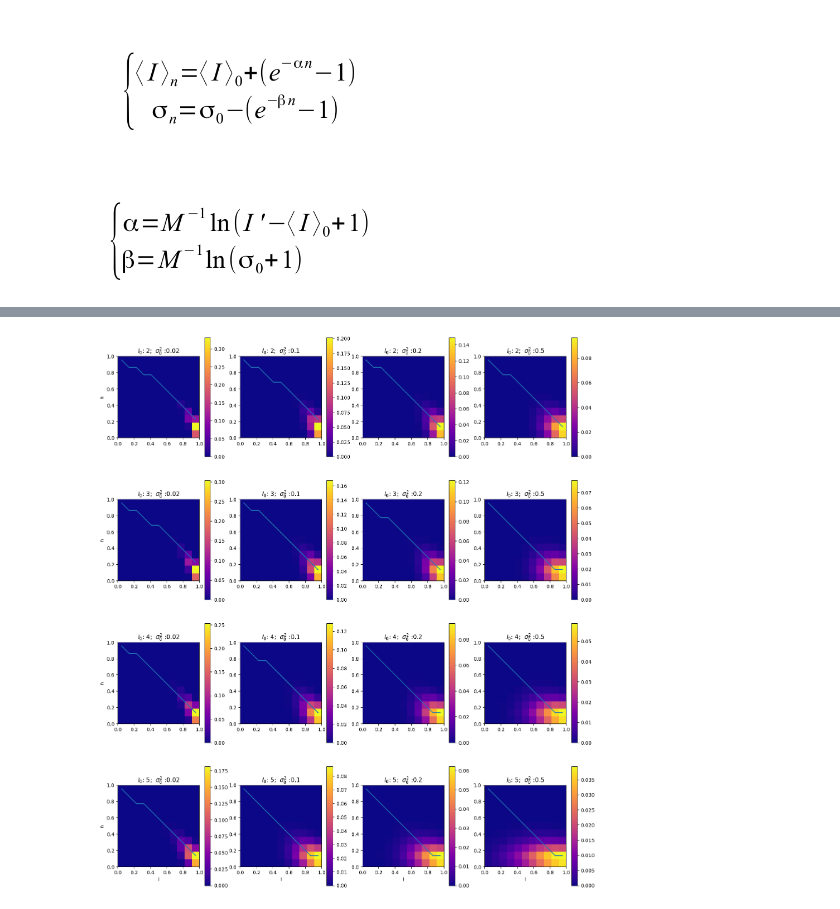
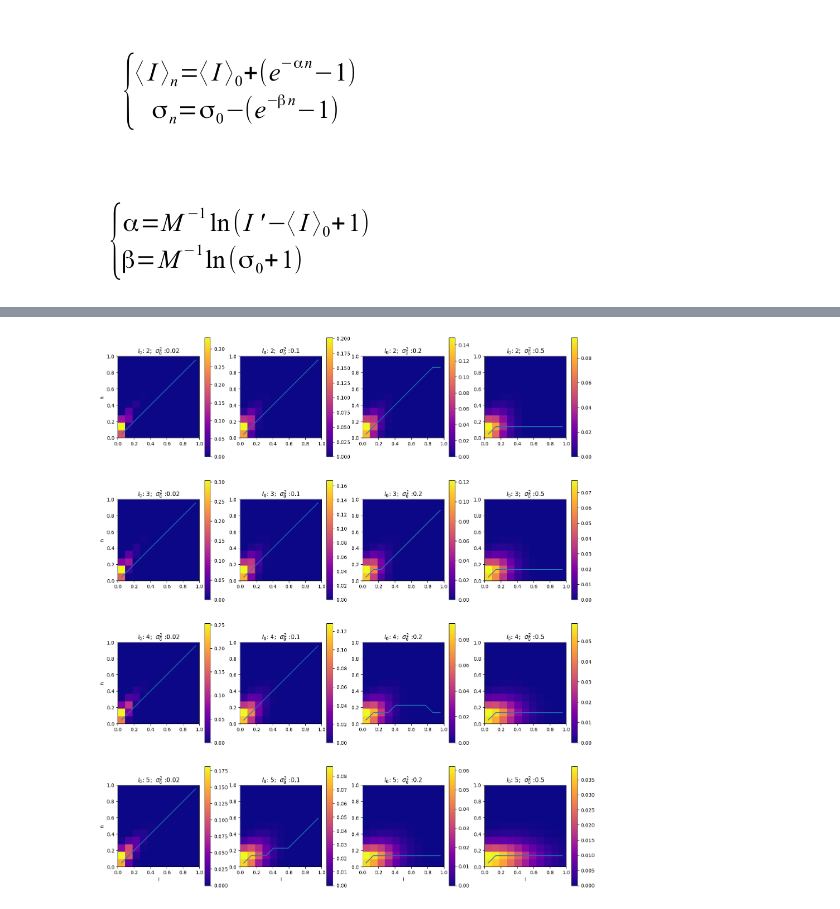
Before and after one commit to jafiorote/ga_error_sources_framework, a Jupyter notebook: notebooks/models_step_by_step.ipynb, the cells around one changed output, grey strips where cells are left out. Saved outputs shown, nothing was run; the diff lists cells and outputs as text; code cells hidden in the pictures.

```diff
--- a/notebooks/models_step_by_step.ipynb
+++ b/notebooks/models_step_by_step.ipynb
@@ -36,7 +36,7 @@ i_nat = 7
 i_0 = 1
 sigma2_0 = 0.02
 n_step = 1
-minimize = True
+minimize = False
 # %% [markdown]
 ## Protein System Model Instance
 # %%
@@ -62,11 +109,19 @@ r_pdf = sys_model.reassessment(pdf)
 # %%
 fig, axs = plt.subplots(1, 2)
+cmap = "plasma"
 
-z_prob = pdf[::-1]
-rz_prob = r_pdf[::-1]
+z_prob = probs[::-1]
+rz_prob = r_probs[::-1]
 
 c = axs[0].imshow(z_prob, extent=[0, 1, 0, 1], cmap=cmap,  interpolation='nearest')
+axs[0].set_title("probs")
+axs[0].set_xlabel("I (bins)")
+axs[0].set_ylabel("n")
+
 rc = axs[1].imshow(rz_prob, extent=[0, 1, 0, 1], cmap=cmap,  interpolation='nearest')
+axs[1].set_title("reassessed probs")
+axs[1].set_xlabel("I (bins)")
+axs[1].set_ylabel("n")
 
 plt.show()
 # %% [output]
@@ -77,0 +141,2 @@ idx = ga_model.get_transitions_matrix(probs, n_step=n_step)[1]
+# %%
+step_probs, path = ga_model.get_best_path(prob_arr, minimize=False)
@@ -78,35 +145,34 @@ idx = ga_model.get_transitions_matrix(probs, n_step=n_step)[1]
 # %%
 fig, axs = plt.subplots(4, 4, figsize=(17, 20))
 cmap = "plasma"
 
 i_0s = [2, 3, 4, 5]
 sigmas2_0 = [0.02, 0.1, 0.2, 0.5]
 
 for idx1, i0 in enumerate(i_0s):
     for idx2, s0 in enumerate(sigmas2_0):
 
         sys_model = ProteinSystemModel(M, i0, i_nat, s0)
         prob_arr = sys_model.get_probs()
         ga_model = GAModel()
         path = ga_model.get_best_path(prob_arr, minimize=minimize)[0]
         z_prob = np.fliplr(prob_arr[::-1]) if minimize else prob_arr[::-1]
-        c = axs[idx1, idx2].imshow(z_prob, extent=[0, 1, 0, 1], cmap=cmap,  interpolation='nearest')
+        c = axs[idx1, idx2].imshow(z_prob, extent=[0, 1, 0, 1],
+                                   cmap=cmap,  interpolation='nearest')
         x = [(x[1] / n_bins) + 0.5 * 1 / n_bins for x in path]
         y = [(x[0] / (n_max)) + 0.5 * 1 / (n_max) for x in path]
         ax=axs[idx1, idx2]
         fig.colorbar(c, ax=ax)
         axs[idx1, idx2].plot(x, y)
-        axs[idx1, idx2].set_title("".join([r'$I _{0}$', f": {i0};  ", r'$\sigma _{0} ^{2}$', f" :{s0}"]))
+        axs[idx1, idx2].set_title("".join([r'$I _{0}$', f": {i0};  ",
+                                           r'$\sigma _{0} ^{2}$', f" :{s0}"]))
 
         if idx2 == 0:
             axs[idx1, idx2].set_ylabel("n")
         if idx1 == 3:
             axs[idx1, idx2].set_xlabel("I")
 
 
-
-#plt.suptitle(f"Probs; n step: {n_step}; var: {sigma_0};")
-#plt.savefig("temp_jupyter_plots/trajs_i0_s0.svg")
 plt.show()
 # %% [output]
-[figure, old version]
+[figure, new version]
```
Also changed, not shown: parts of 12 cells of this notebook, 1 other file.
